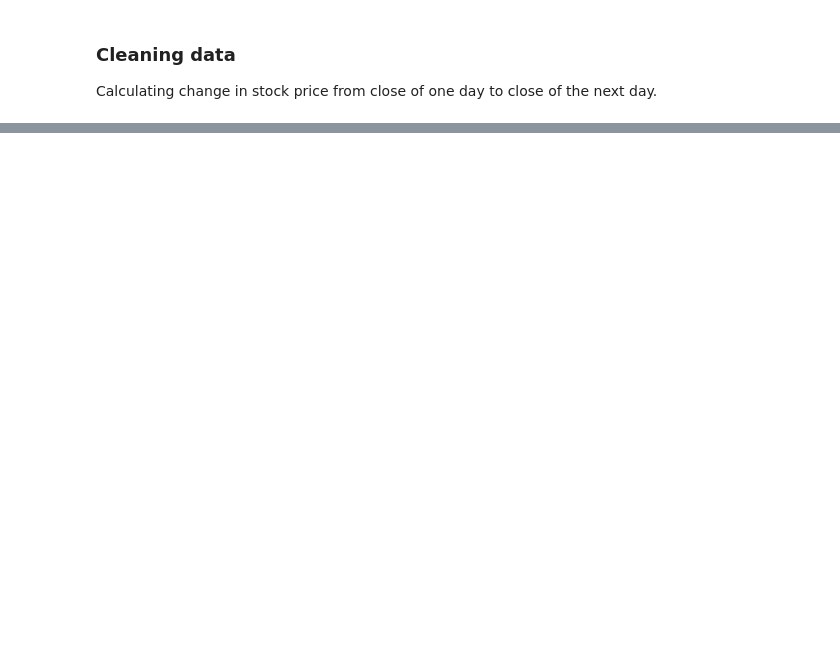
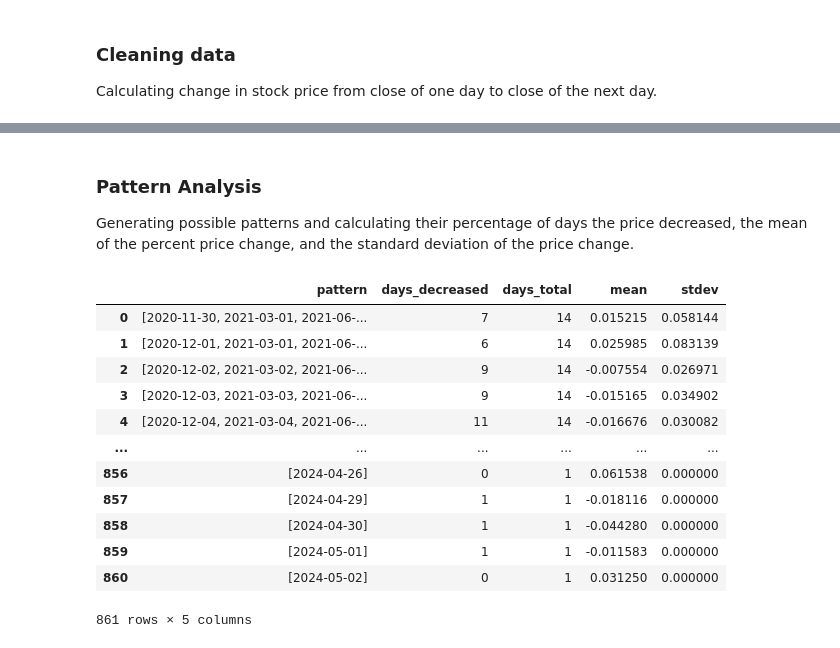
Before and after one commit to GoneSahlin/PutAnalysis, a Jupyter notebook: analysis.ipynb, the cells around one changed output, grey strips where cells are left out. Saved outputs shown, nothing was run; the diff lists cells and outputs as text; code cells hidden in the pictures; blank space fills up the shorter version.

```diff
--- a/analysis.ipynb
+++ b/analysis.ipynb
@@ -45,0 +60,37 @@ KeyError: 'Date'
+# %% [markdown]
+### Pattern Analysis
+
+Generating possible patterns and calculating their percentage of days the price decreased, the mean of the percent price change, and the standard deviation of the price change.
+# %%
+importlib.reload(utils)
+
+patterns = utils.generate_possible_patterns(df)
+
+evaluation_dict = {"pattern": [], "days_decreased": [], "days_total": [], "mean": [], "stdev": []}
+for pattern in patterns:
+  days_decreased, mean, stdev = utils.evaluate_pattern(pattern, df)
+  days_total = len(pattern)
+
+  evaluation_dict["pattern"].append(pattern)
+  evaluation_dict["days_decreased"].append(days_decreased)
+  evaluation_dict["days_total"].append(days_total)
+  evaluation_dict["mean"].append(mean)
+  evaluation_dict["stdev"].append(stdev)
+
+evaluation_df = pd.DataFrame(evaluation_dict)
+
+evaluation_df
+# %% [output]
+|  | pattern | days_decreased | days_total | mean | stdev |
+| 0 | [2020-11-30, 2021-03-01, 2021-06-... | 7 | 14 | 0.015215 | 0.058144 |
+| 1 | [2020-12-01, 2021-03-01, 2021-06-... | 6 | 14 | 0.025985 | 0.083139 |
+| 2 | [2020-12-02, 2021-03-02, 2021-06-... | 9 | 14 | -0.007554 | 0.026971 |
+| 3 | [2020-12-03, 2021-03-03, 2021-06-... | 9 | 14 | -0.015165 | 0.034902 |
+| 4 | [2020-12-04, 2021-03-04, 2021-06-... | 11 | 14 | -0.016676 | 0.030082 |
+| ... | ... | ... | ... | ... | ... |
+| 856 | [2024-04-26] | 0 | 1 | 0.061538 | 0.000000 |
+| 857 | [2024-04-29] | 1 | 1 | -0.018116 | 0.000000 |
+| 858 | [2024-04-30] | 1 | 1 | -0.044280 | 0.000000 |
+| 859 | [2024-05-01] | 1 | 1 | -0.011583 | 0.000000 |
+| 860 | [2024-05-02] | 0 | 1 | 0.031250 | 0.000000 |
+861 rows × 5 columns
```
Also changed, not shown: parts of 9 cells of this notebook, 5 other files.
